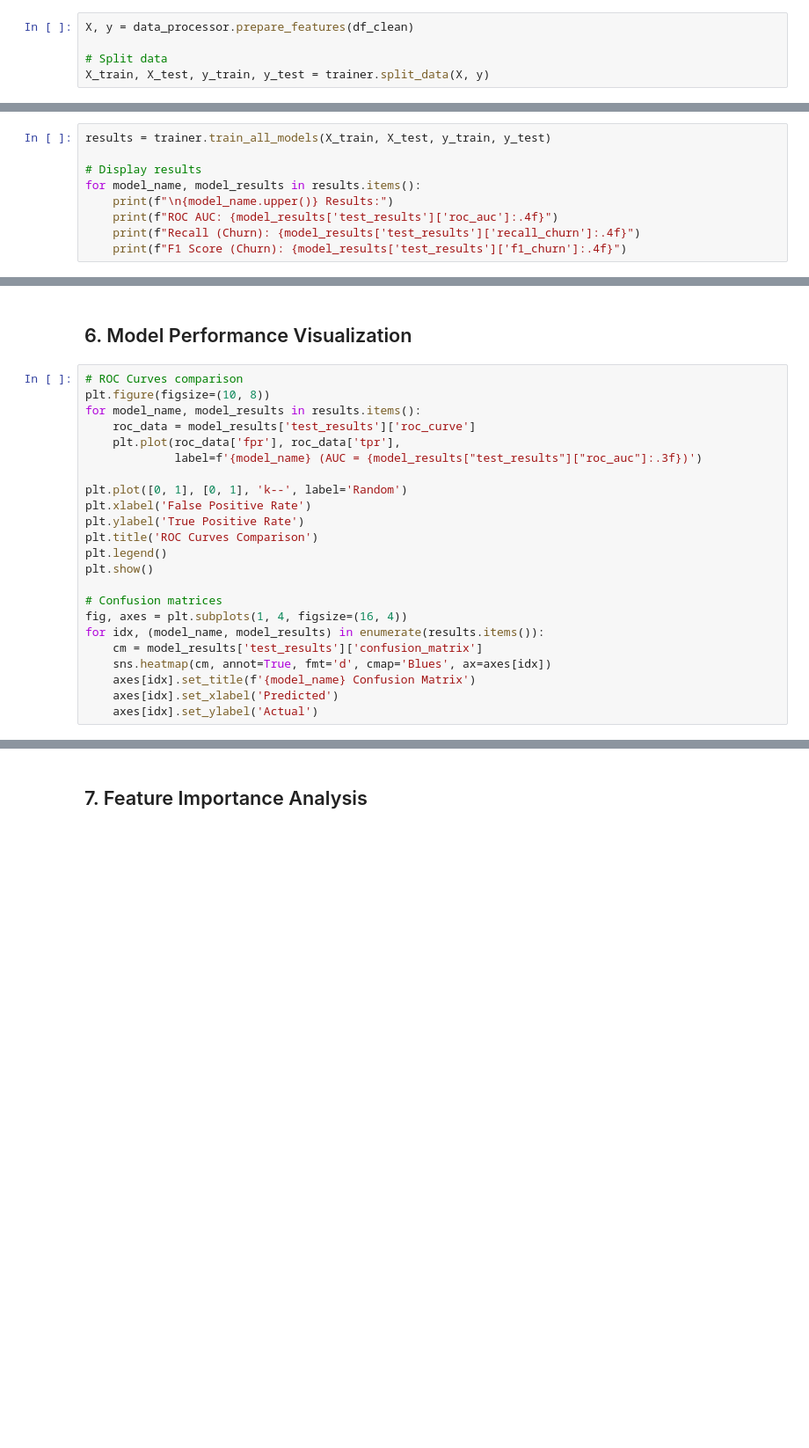
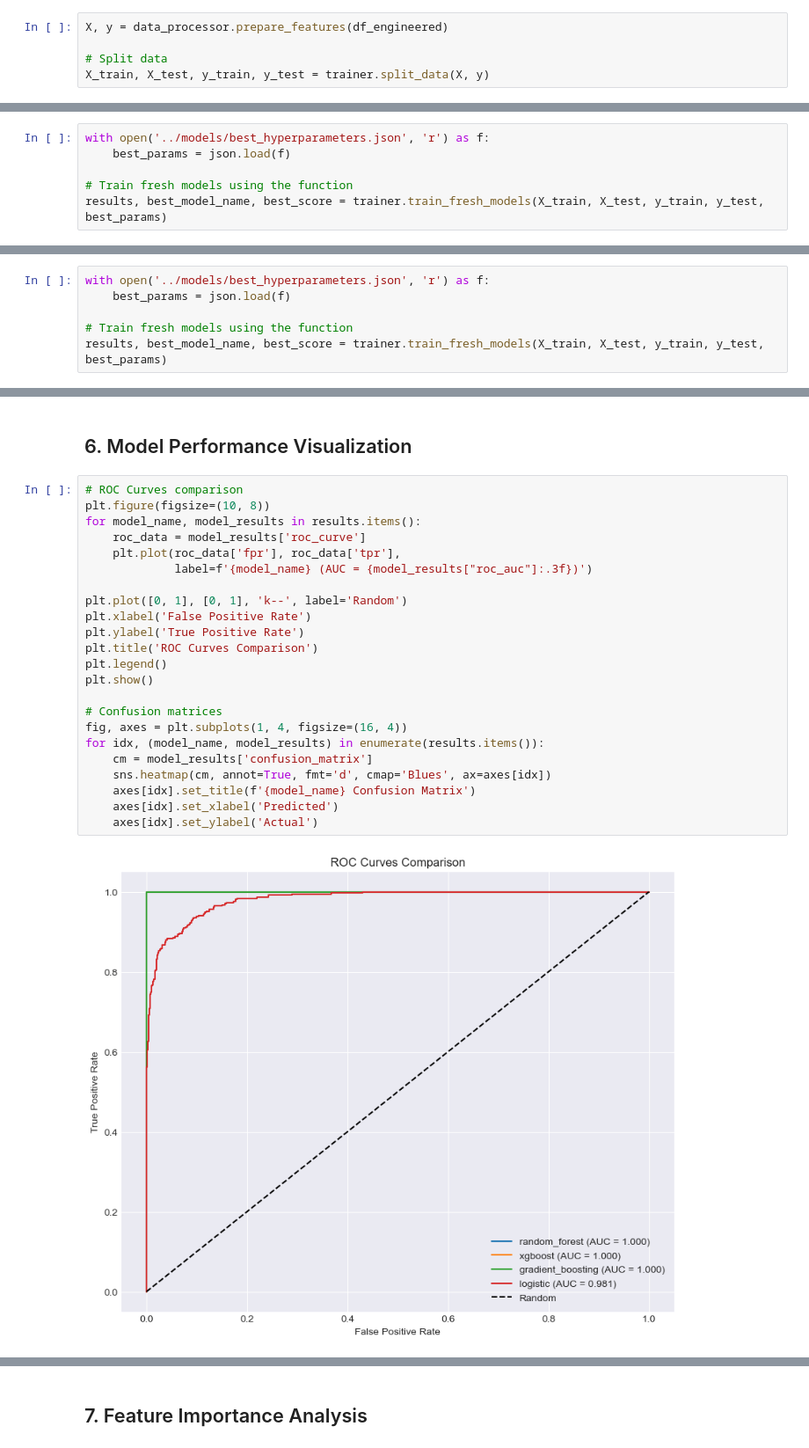
Before and after one commit to itxtx/customer_churn_prediction, a Jupyter notebook: notebooks/churn_notebook.ipynb, the cells around one changed output, grey strips where cells are left out. Shown at 88% size. Drawn from its saved outputs; the diff is of its cells as text; blank space fills up the shorter version.

Commit message:
refactor: refactor churn notebook

```diff
--- a/notebooks/churn_notebook.ipynb
+++ b/notebooks/churn_notebook.ipynb
@@ -515,7 +515,7 @@ data_type_issues:
 # %% [markdown]
 ## 5. Model Training Process
 # %%
-X, y = data_processor.prepare_features(df_clean)
+X, y = data_processor.prepare_features(df_engineered)
 
 # Split data
 X_train, X_test, y_train, y_test = trainer.split_data(X, y)
@@ -535,9 +526,6 @@ ValueError: columns are missing: {'NumAdditionalServices', 'MonthlyToTotalRatio'
-# %%
-results = trainer.train_all_models(X_train, X_test, y_train, y_test)
-
-# Display results
-for model_name, model_results in results.items():
-    print(f"\n{model_name.upper()} Results:")
-    print(f"ROC AUC: {model_results['test_results']['roc_auc']:.4f}")
-    print(f"Recall (Churn): {model_results['test_results']['recall_churn']:.4f}")
-    print(f"F1 Score (Churn): {model_results['test_results']['f1_churn']:.4f}")
+# %%
+with open('../models/best_hyperparameters.json', 'r') as f:
+    best_params = json.load(f)
+
+# Train fresh models using the function
+results, best_model_name, best_score = trainer.train_fresh_models(X_train, X_test, y_train, y_test, best_params)
@@ -543,0 +550,6 @@ for model_name, model_results in results.items():
+# %%
+with open('../models/best_hyperparameters.json', 'r') as f:
+    best_params = json.load(f)
+
+# Train fresh models using the function
+results, best_model_name, best_score = trainer.train_fresh_models(X_train, X_test, y_train, y_test, best_params)
@@ -546,23 +576,25 @@ for model_name, model_results in results.items():
 # %%
 # ROC Curves comparison
 plt.figure(figsize=(10, 8))
 for model_name, model_results in results.items():
-    roc_data = model_results['test_results']['roc_curve']
+    roc_data = model_results['roc_curve']
     plt.plot(roc_data['fpr'], roc_data['tpr'],
-             label=f'{model_name} (AUC = {model_results["test_results"]["roc_auc"]:.3f})')
+             label=f'{model_name} (AUC = {model_results["roc_auc"]:.3f})')
 
 plt.plot([0, 1], [0, 1], 'k--', label='Random')
 plt.xlabel('False Positive Rate')
 plt.ylabel('True Positive Rate')
 plt.title('ROC Curves Comparison')
 plt.legend()
 plt.show()
 
 # Confusion matrices
 fig, axes = plt.subplots(1, 4, figsize=(16, 4))
 for idx, (model_name, model_results) in enumerate(results.items()):
-    cm = model_results['test_results']['confusion_matrix']
+    cm = model_results['confusion_matrix']
     sns.heatmap(cm, annot=True, fmt='d', cmap='Blues', ax=axes[idx])
     axes[idx].set_title(f'{model_name} Confusion Matrix')
     axes[idx].set_xlabel('Predicted')
     axes[idx].set_ylabel('Actual')
+# %% [output]
+[figure, added]
```
Also changed, not shown: parts of 10 cells of this notebook, 3 other files.
